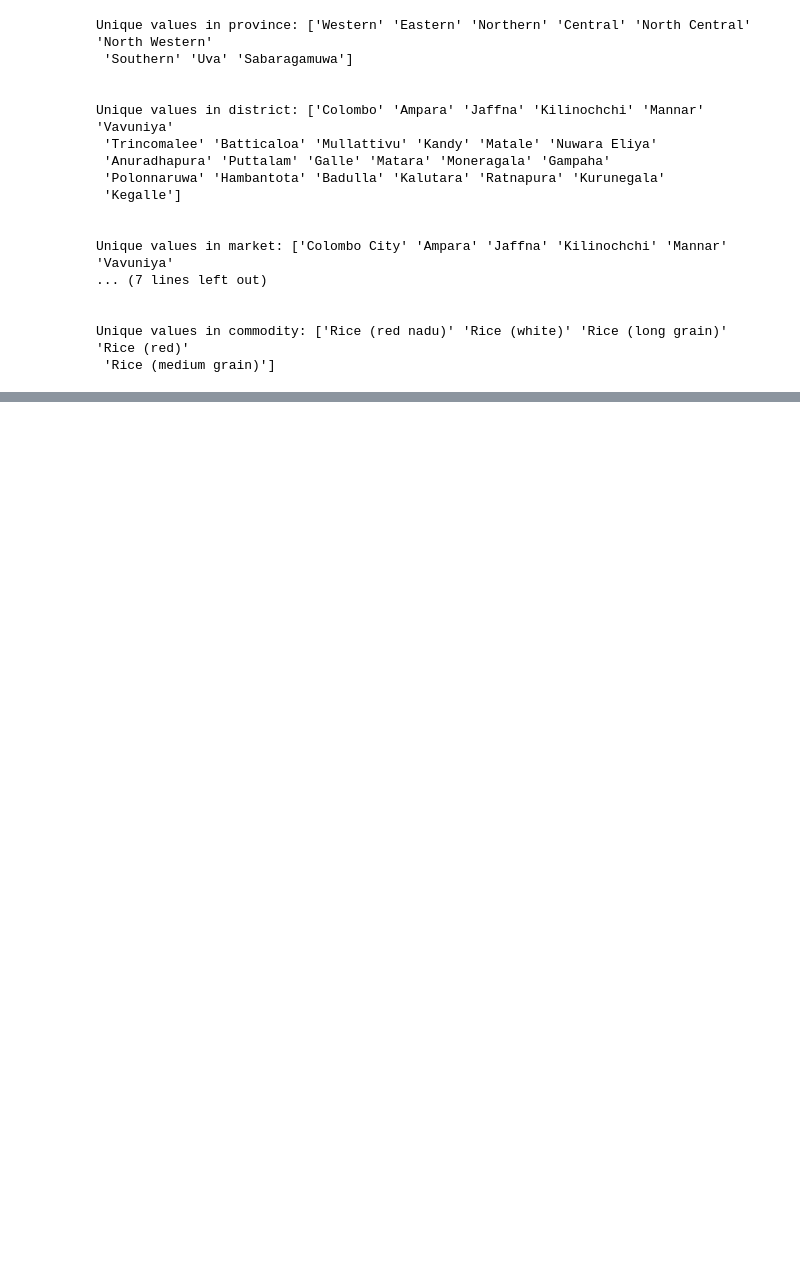
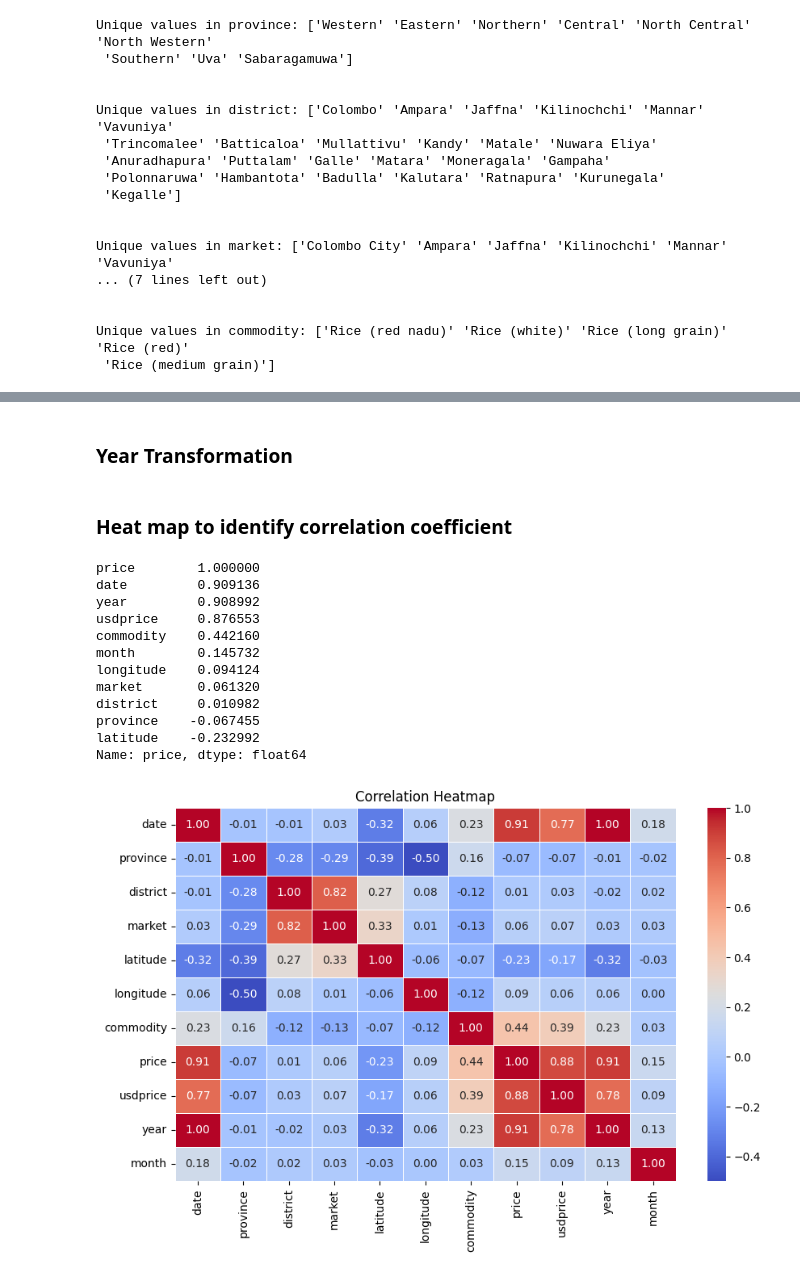
Before and after one commit to HChandeepa/Sri_Lanka_Food_Prices_Analysis, a Jupyter notebook: Sri_Lanka_Food_Prices_CW.ipynb, the cells around one changed output, grey strips where cells are left out. Drawn from its saved outputs; the diff is of its cells as text; code cells hidden in the pictures; blank space fills up the shorter version.

Commit message:
Encoding and correlation analysis

```diff
--- a/Sri_Lanka_Food_Prices_CW.ipynb
+++ b/Sri_Lanka_Food_Prices_CW.ipynb
@@ -383,0 +393,15 @@ Unique values in commodity: ['Rice (red nadu)' 'Rice (white)' 'Rice (long grain)
+# %%
+from sklearn.preprocessing import LabelEncoder
+
+
+# Initialize LabelEncoder
+label_encoder = LabelEncoder()
+
+# List of categorical columns to encode
+categorical_columns = ['province', 'district', 'market','commodity']
+
+# Apply LabelEncoder to each column
+for col in categorical_columns:
+    df2[col] = label_encoder.fit_transform(df2[col])
+
+df2.head()
@@ -383,0 +441,29 @@ Unique values in commodity: ['Rice (red nadu)' 'Rice (white)' 'Rice (long grain)
+# %% [markdown]
+### Year Transformation
+# %%
+# Convert 'date' column to datetime
+df2['date'] = pd.to_datetime(df2['date'], errors='coerce')
+# %% [markdown]
+### Heat map to identify correlation coefficient
+# %%
+correlation_matrix = df2.corr()
+print(correlation_matrix["price"].sort_values(ascending=False))
+# Plot the heatmap
+plt.figure(figsize=(10, 6))
+sns.heatmap(correlation_matrix, annot=True, cmap="coolwarm", fmt=".2f", linewidths=0.5)
+plt.title("Correlation Heatmap")
+plt.show()
+# %% [output]
+price        1.000000
+date         0.909136
+year         0.908992
+usdprice     0.876553
+commodity    0.442160
+month        0.145732
+longitude    0.094124
+market       0.061320
+district     0.010982
+province    -0.067455
+latitude    -0.232992
+Name: price, dtype: float64
+[figure, added]
```
Also changed, not shown: parts of 9 cells of this notebook.
